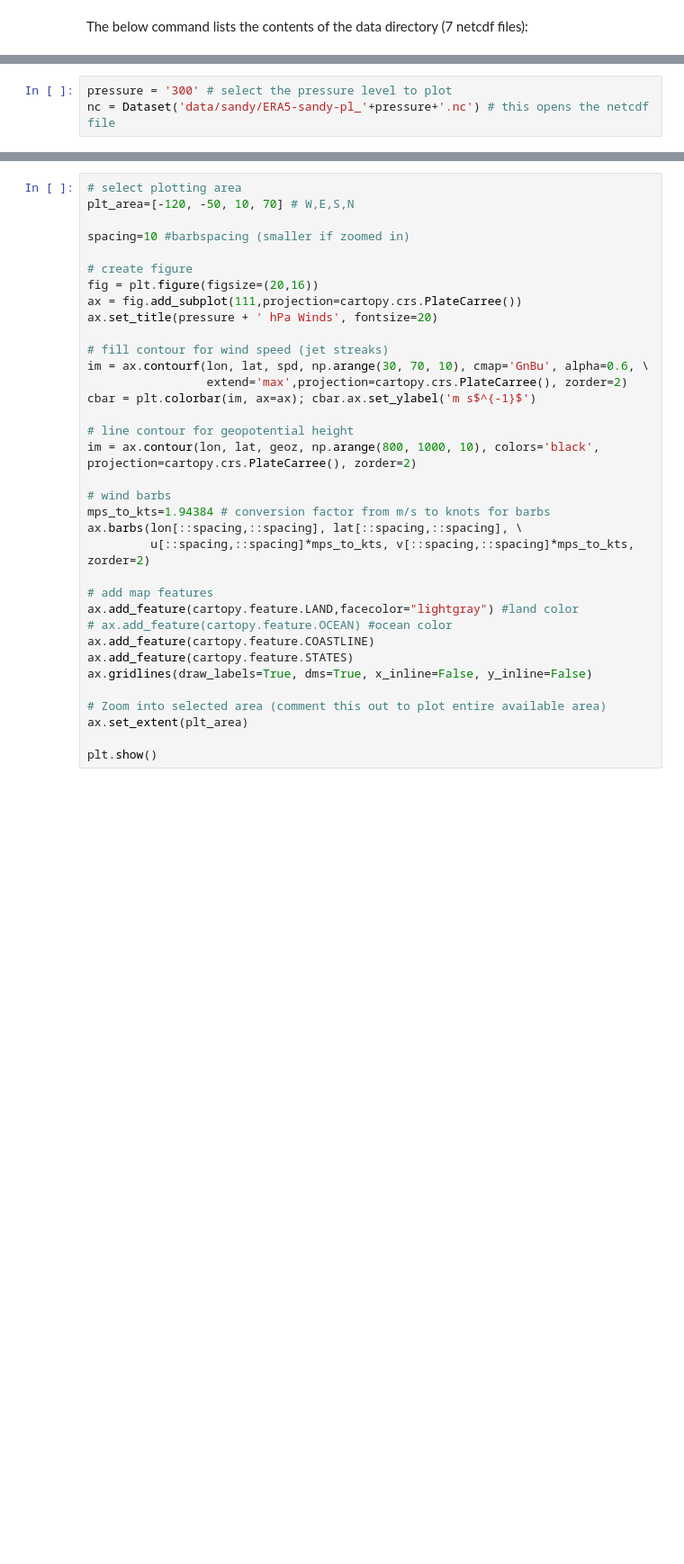
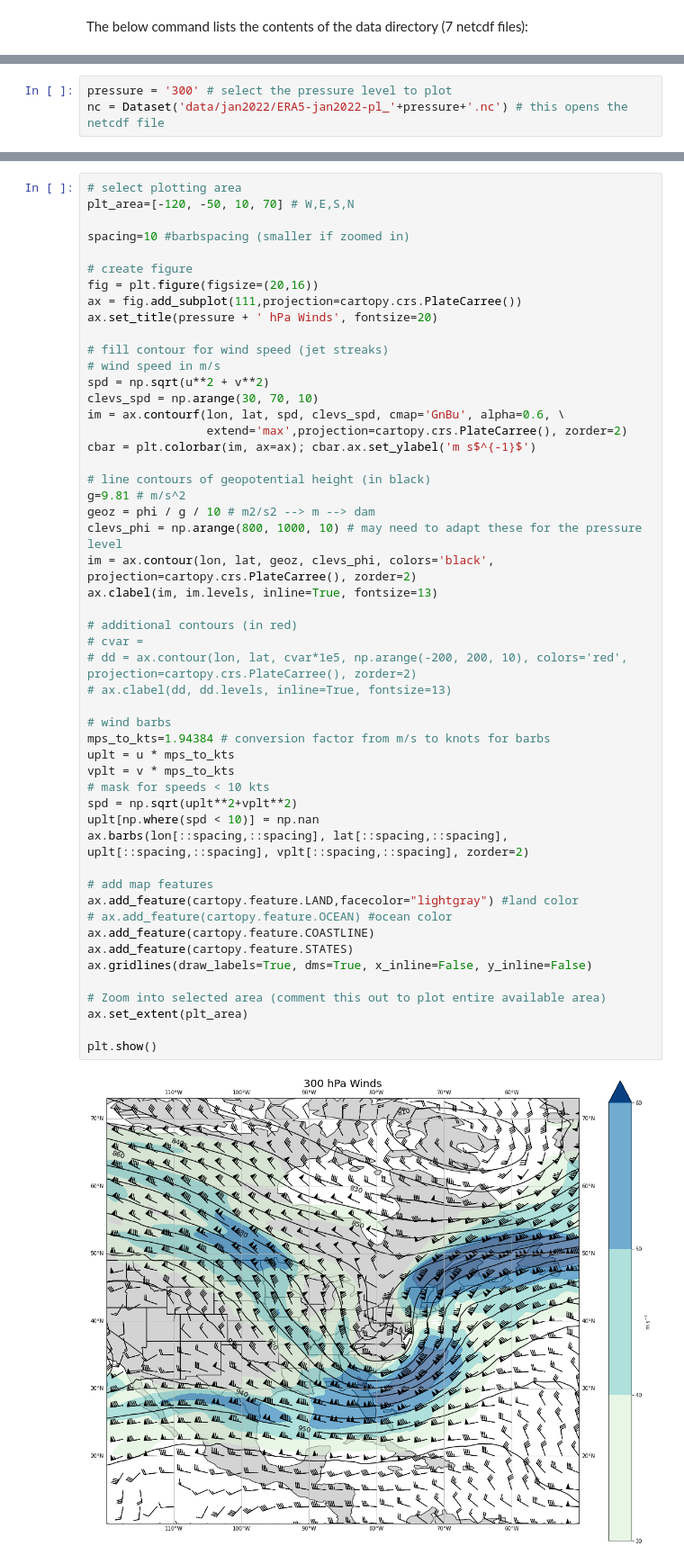
Before and after one commit to jhruppert/OU-Dynamics-3123, a Jupyter notebook: HW3.ipynb, the cells around one changed output, grey strips where cells are left out. Shown: that part at 90% size. Drawn from its saved outputs; the diff is of its cells as text; blank space fills up the shorter version.

Commit message:
updates and new data

```diff
--- a/HW3.ipynb
+++ b/HW3.ipynb
@@ -57,4 +62,4 @@ In the below blocks, you'll find variables that you can modify to change the des
 # %%
 pressure = '300' # select the pressure level to plot
-nc = Dataset('data/sandy/ERA5-sandy-pl_'+pressure+'.nc') # this opens the netcdf file
+nc = Dataset('data/jan2022/ERA5-jan2022-pl_'+pressure+'.nc') # this opens the netcdf file
 # %%
@@ -81,35 +138,53 @@ lat, lon = np.meshgrid(nc.variables['latitude'][:], nc.variables['longitude'][:]
 # %%
 # select plotting area
 plt_area=[-120, -50, 10, 70] # W,E,S,N
 
 spacing=10 #barbspacing (smaller if zoomed in)
 
 # create figure
 fig = plt.figure(figsize=(20,16))
 ax = fig.add_subplot(111,projection=cartopy.crs.PlateCarree())
 ax.set_title(pressure + ' hPa Winds', fontsize=20)
 
 # fill contour for wind speed (jet streaks)
-im = ax.contourf(lon, lat, spd, np.arange(30, 70, 10), cmap='GnBu', alpha=0.6, \
+# wind speed in m/s
+spd = np.sqrt(u**2 + v**2)
+clevs_spd = np.arange(30, 70, 10)
+im = ax.contourf(lon, lat, spd, clevs_spd, cmap='GnBu', alpha=0.6, \
                  extend='max',projection=cartopy.crs.PlateCarree(), zorder=2)
 cbar = plt.colorbar(im, ax=ax); cbar.ax.set_ylabel('m s$^{-1}$')
 
-# line contour for geopotential height
-im = ax.contour(lon, lat, geoz, np.arange(800, 1000, 10), colors='black', projection=cartopy.crs.PlateCarree(), zorder=2)
+# line contours of geopotential height (in black)
+g=9.81 # m/s^2
+geoz = phi / g / 10 # m2/s2 --> m --> dam
+clevs_phi = np.arange(800, 1000, 10) # may need to adapt these for the pressure level
+im = ax.contour(lon, lat, geoz, clevs_phi, colors='black', projection=cartopy.crs.PlateCarree(), zorder=2)
+ax.clabel(im, im.levels, inline=True, fontsize=13)
+
+# additional contours (in red)
+# cvar =
+# dd = ax.contour(lon, lat, cvar*1e5, np.arange(-200, 200, 10), colors='red', projection=cartopy.crs.PlateCarree(), zorder=2)
+# ax.clabel(dd, dd.levels, inline=True, fontsize=13)
 
 # wind barbs
 mps_to_kts=1.94384 # conversion factor from m/s to knots for barbs
-ax.barbs(lon[::spacing,::spacing], lat[::spacing,::spacing], \
-         u[::spacing,::spacing]*mps_to_kts, v[::spacing,::spacing]*mps_to_kts, zorder=2)
+uplt = u * mps_to_kts
+vplt = v * mps_to_kts
+# mask for speeds < 10 kts
+spd = np.sqrt(uplt**2+vplt**2)
+uplt[np.where(spd < 10)] = np.nan
+ax.barbs(lon[::spacing,::spacing], lat[::spacing,::spacing], uplt[::spacing,::spacing], vplt[::spacing,::spacing], zorder=2)
 
 # add map features
 ax.add_feature(cartopy.feature.LAND,facecolor="lightgray") #land color
 # ax.add_feature(cartopy.feature.OCEAN) #ocean color
 ax.add_feature(cartopy.feature.COASTLINE)
 ax.add_feature(cartopy.feature.STATES)
 ax.gridlines(draw_labels=True, dms=True, x_inline=False, y_inline=False)
 
 # Zoom into selected area (comment this out to plot entire available area)
 ax.set_extent(plt_area)
 
 plt.show()
+# %% [output]
+[figure, added]
```
Also changed, not shown: parts of 12 cells of this notebook, 13 other files.
